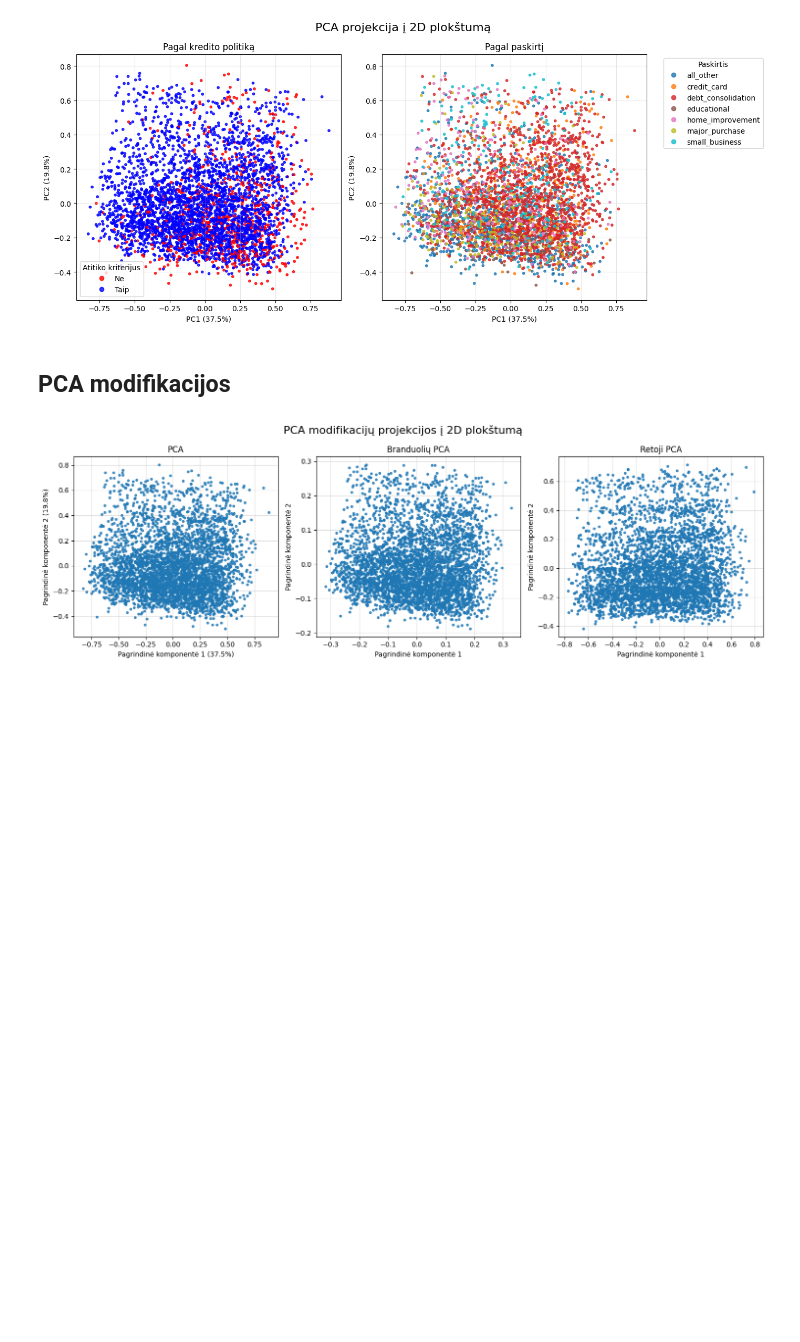
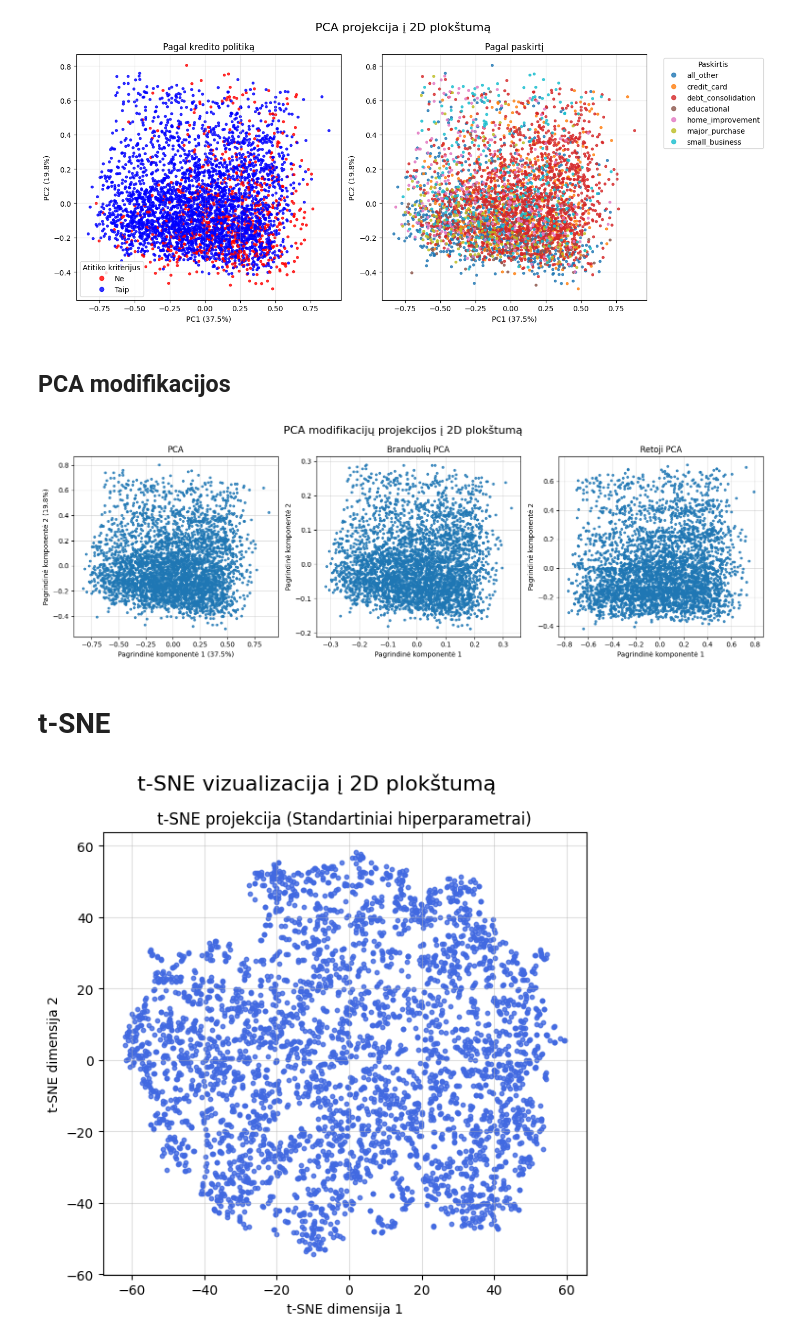
Before and after one commit to EvelinaDu/Papildomi_duomenu_vizualizavimo_skyriai, a Jupyter notebook: 2_laboratorinis/main.ipynb, the cells around one changed output. Drawn from its saved outputs; the diff is of its cells as text; code cells hidden in the pictures; blank space fills up the shorter version.

```diff
--- a/2_laboratorinis/main.ipynb
+++ b/2_laboratorinis/main.ipynb
@@ -160,3 +161,22 @@ plt.tight_layout()
 plt.show()
 # %% [output]
 [figure]
+# %% [markdown]
+# t-SNE
+# %%
+tsne = TSNE(n_components=2, random_state=42)
+tsne_transformed_data = tsne.fit_transform(min_max_data)
+# %%
+plt.figure(figsize=(6, 6))
+plt.scatter(tsne_transformed_data[:, 0], tsne_transformed_data[:, 1], alpha=0.8, s=10, c='royalblue')
+
+plt.title("t-SNE projekcija (Standartiniai hiperparametrai)")
+plt.xlabel("t-SNE dimensija 1")
+plt.ylabel("t-SNE dimensija 2")
+plt.grid(alpha=0.4)
+
+plt.suptitle("t-SNE vizualizacija į 2D plokštumą", fontsize=16)
+plt.tight_layout()
+plt.show()
+# %% [output]
+[figure, added]
```
Also changed, not shown: parts of 1 cell of this notebook.
